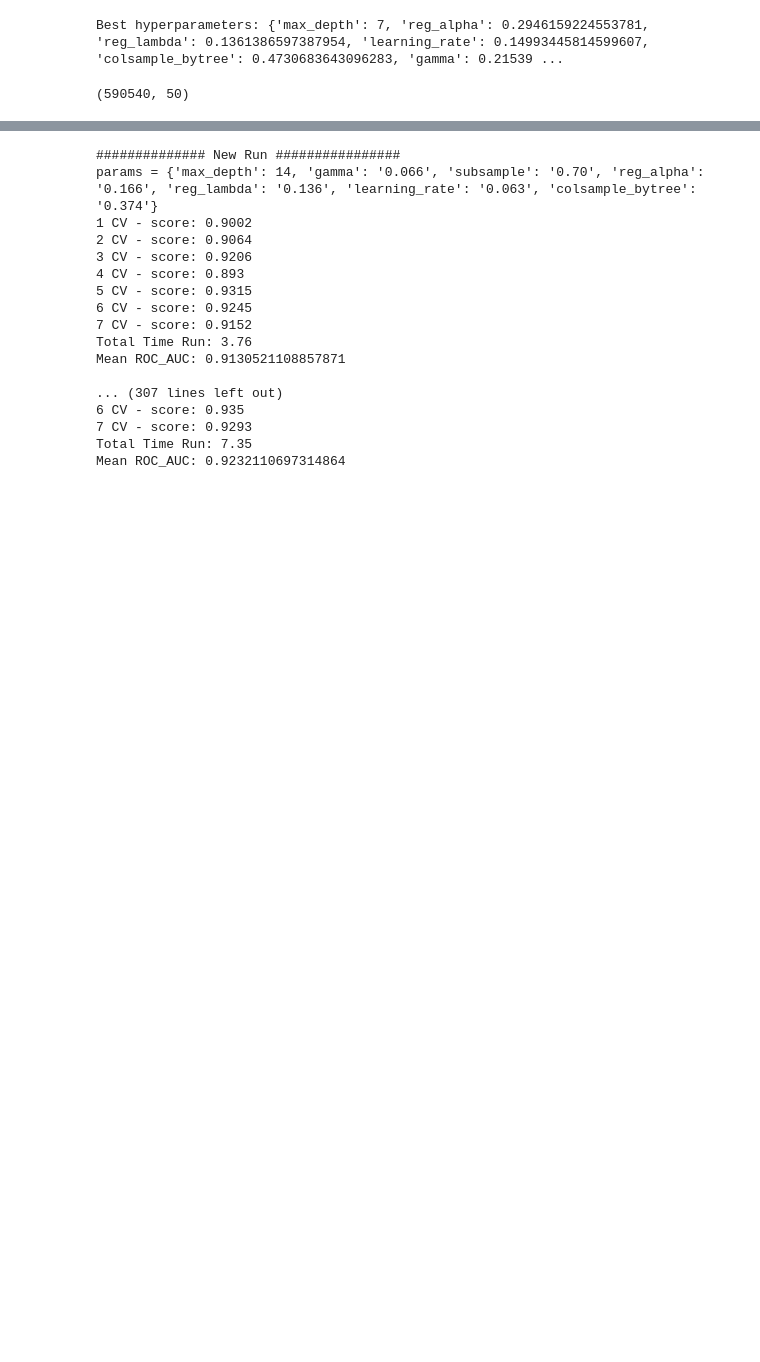
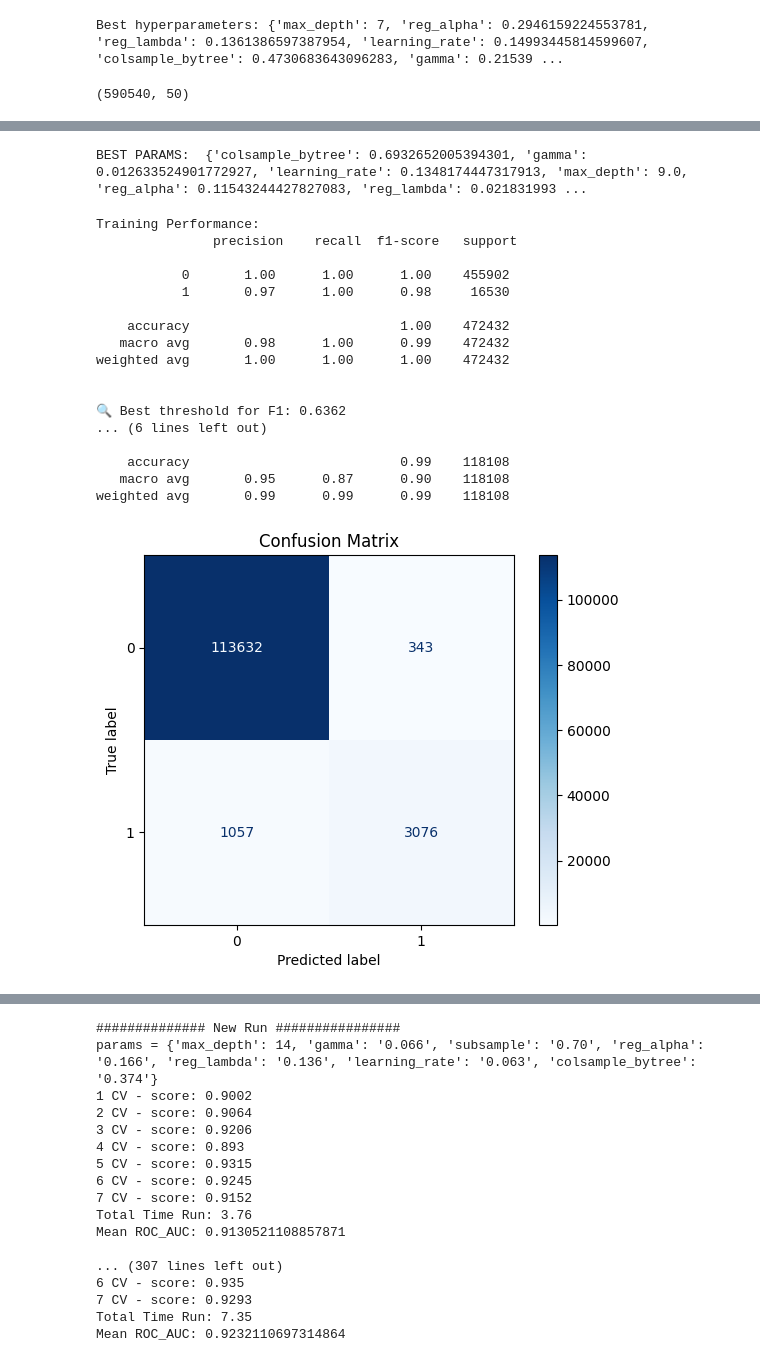
Before and after one commit to Marko-debug/Prediction-of-Fraud-transactions, a Jupyter notebook: models/XGBoost with Opt. Params and PCA.ipynb, the cells around one changed output, grey strips where cells are left out. Saved outputs shown, nothing was run; the diff lists cells and outputs as text; code cells hidden in the pictures; blank space fills up the shorter version.

Commit message:
adjust all version of XGBoost and basic KNN

```diff
--- a/models/XGBoost with Opt. Params and PCA.ipynb
+++ b/models/XGBoost with Opt. Params and PCA.ipynb
@@ -674,0 +735,9 @@ space = {
+# %%
+# Set algoritm parameters
+best = fmin(fn=objective,
+            space=space,
+            algo=tpe.suggest,
+            max_evals=32)
+
+# Print best parameters
+best_params = space_eval(space, best)
@@ -674,0 +762,70 @@ space = {
+# %%
+print("BEST PARAMS: ", best_params)
+
+best_params['max_depth'] = int(best_params['max_depth'])
+# %% [output]
+BEST PARAMS:  {'colsample_bytree': 0.6932652005394301, 'gamma': 0.012633524901772927, 'learning_rate': 0.1348174447317913, 'max_depth': 9.0, 'reg_alpha': 0.11543244427827083, 'reg_lambda': 0.021831993 ...
+# %%
+from sklearn.metrics import precision_recall_curve
+scale_pos_weight = len(y_train_final[y_train_final == 0]) / len(y_train_final[y_train_final == 1])
+
+clf = xgb.XGBClassifier(
+    n_estimators=600,
+    scale_pos_weight=scale_pos_weight,
+    **best_params,
+    tree_method='hist',  # As per XGBoost >=2.0 best practice
+    device='cuda',
+    eval_metric='auc',
+)
+
+clf.fit(X_train_final, y_train_final)
+
+# Predictions on training data
+y_train_pred = clf.predict(X_train_final)
+print("Training Performance:\n", classification_report(y_train_final, y_train_pred))
+
+y_probs = clf.predict_proba(X_val)[:, 1]
+
+# Calculate precision-recall-thresholds
+precisions, recalls, thresholds = precision_recall_curve(y_val, y_probs)
+
+# Compute F1 scores for all thresholds
+f1_scores = 2 * (precisions * recalls) / (precisions + recalls + 1e-8)  # Avoid division by zero
+best_idx = np.argmax(f1_scores)
+best_threshold = thresholds[best_idx]
+
+print(f"\n🔍 Best threshold for F1: {best_threshold:.4f}")
+print(f"F1 Score at best threshold: {f1_scores[best_idx]:.4f}")
+
+# Apply threshold to probabilities
+y_val_pred_adjusted = (y_probs > best_threshold).astype(int)
+
+# Print metrics
+print("Validation Performance (with threshold tuning):")
+print(classification_report(y_val, y_val_pred_adjusted))
+
+# Confusion Matrix
+cm = confusion_matrix(y_val, y_val_pred_adjusted)
+disp = ConfusionMatrixDisplay(confusion_matrix=cm, display_labels=clf.classes_)
+disp.plot(cmap='Blues')
+plt.title('Confusion Matrix')
+plt.show()
+# %% [output]
+Training Performance:
+               precision    recall  f1-score   support
+
+           0       1.00      1.00      1.00    455902
+           1       0.97      1.00      0.98     16530
+
+    accuracy                           1.00    472432
+   macro avg       0.98      1.00      0.99    472432
+weighted avg       1.00      1.00      1.00    472432
+
+
+🔍 Best threshold for F1: 0.6362
+... (6 lines left out)
+
+    accuracy                           0.99    118108
+   macro avg       0.95      0.87      0.90    118108
+weighted avg       0.99      0.99      0.99    118108
+[figure, added]
```
Also changed, not shown: parts of 10 cells of this notebook, 3 other files.
